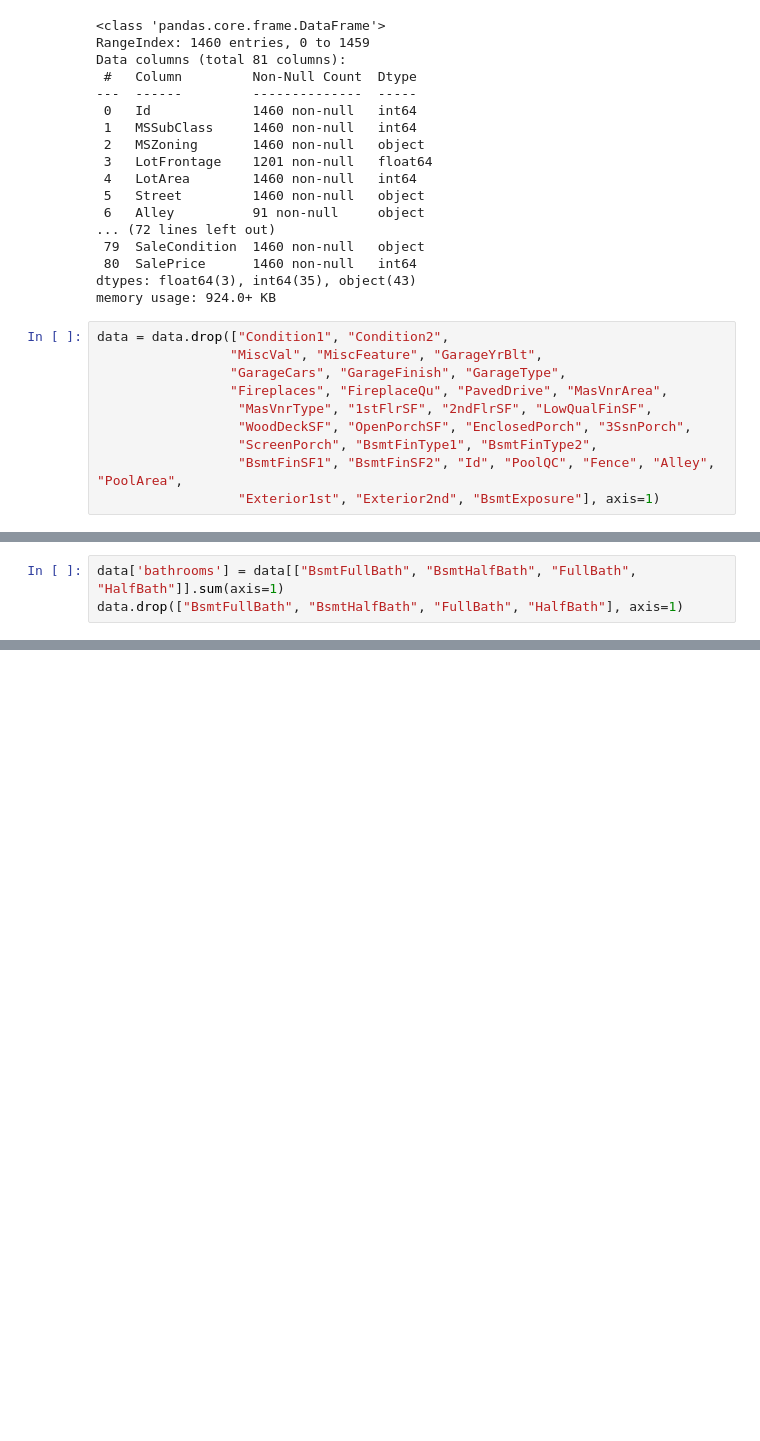
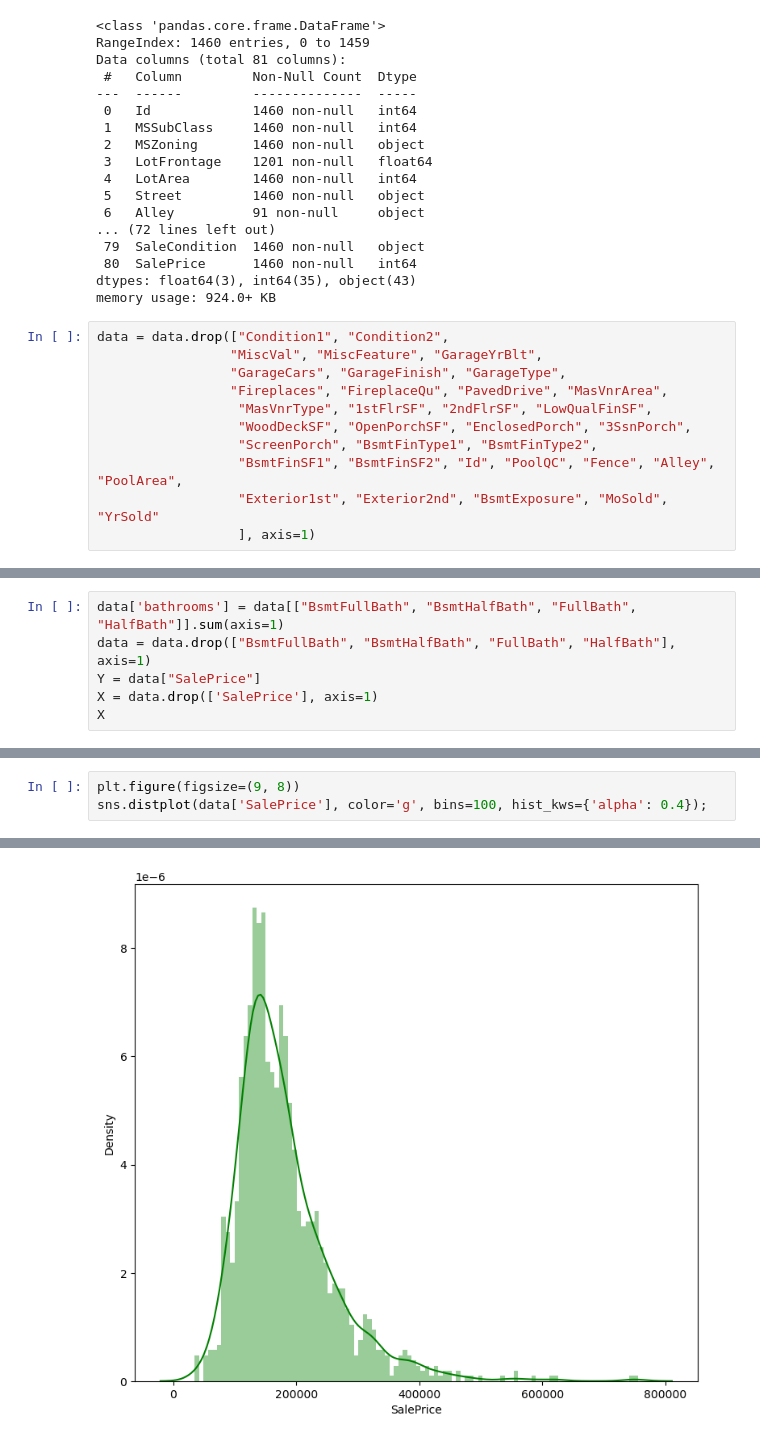
Before and after one commit to ngqhung0912/Research-Database-IR, a Jupyter notebook: data-exploration.ipynb, the cells around one changed output, grey strips where cells are left out. Drawn from its saved outputs; the diff is of its cells as text; blank space fills up the shorter version.

Commit message:
data exploration

```diff
--- a/data-exploration.ipynb
+++ b/data-exploration.ipynb
@@ -31,5 +31,6 @@ data = data.drop(["Condition1", "Condition2",
                   "WoodDeckSF", "OpenPorchSF", "EnclosedPorch", "3SsnPorch",
                   "ScreenPorch", "BsmtFinType1", "BsmtFinType2",
                   "BsmtFinSF1", "BsmtFinSF2", "Id", "PoolQC", "Fence", "Alley", "PoolArea",
-                  "Exterior1st", "Exterior2nd", "BsmtExposure"], axis=1)
+                  "Exterior1st", "Exterior2nd", "BsmtExposure", "MoSold", "YrSold"
+                  ], axis=1)
 # %%
@@ -55,6 +52,9 @@ memory usage: 559.0+ KB
 # %%
 data['bathrooms'] = data[["BsmtFullBath", "BsmtHalfBath", "FullBath", "HalfBath"]].sum(axis=1)
-data.drop(["BsmtFullBath", "BsmtHalfBath", "FullBath", "HalfBath"], axis=1)
+data = data.drop(["BsmtFullBath", "BsmtHalfBath", "FullBath", "HalfBath"], axis=1)
+Y = data["SalePrice"]
+X = data.drop(['SalePrice'], axis=1)
+X
 # %% [output]
 |  | MSSubClass | MSZoning | LotFrontage | LotArea | Street | LotShape | LandContour | Utilities | LotConfig | ... |
 | 0 | 60 | RL | 65.0 | 8450 | Pave | Reg | Lvl | AllPub | Inside | ... |
@@ -91,0 +78,4 @@ memory usage: 570.4+ KB
+# %%
+plt.figure(figsize=(9, 8))
+sns.distplot(data['SalePrice'], color='g', bins=100, hist_kws={'alpha': 0.4});
+# %% [output]
@@ -91,0 +91 @@ memory usage: 570.4+ KB
+[figure, added]
```
Also changed, not shown: parts of 9 cells of this notebook.
